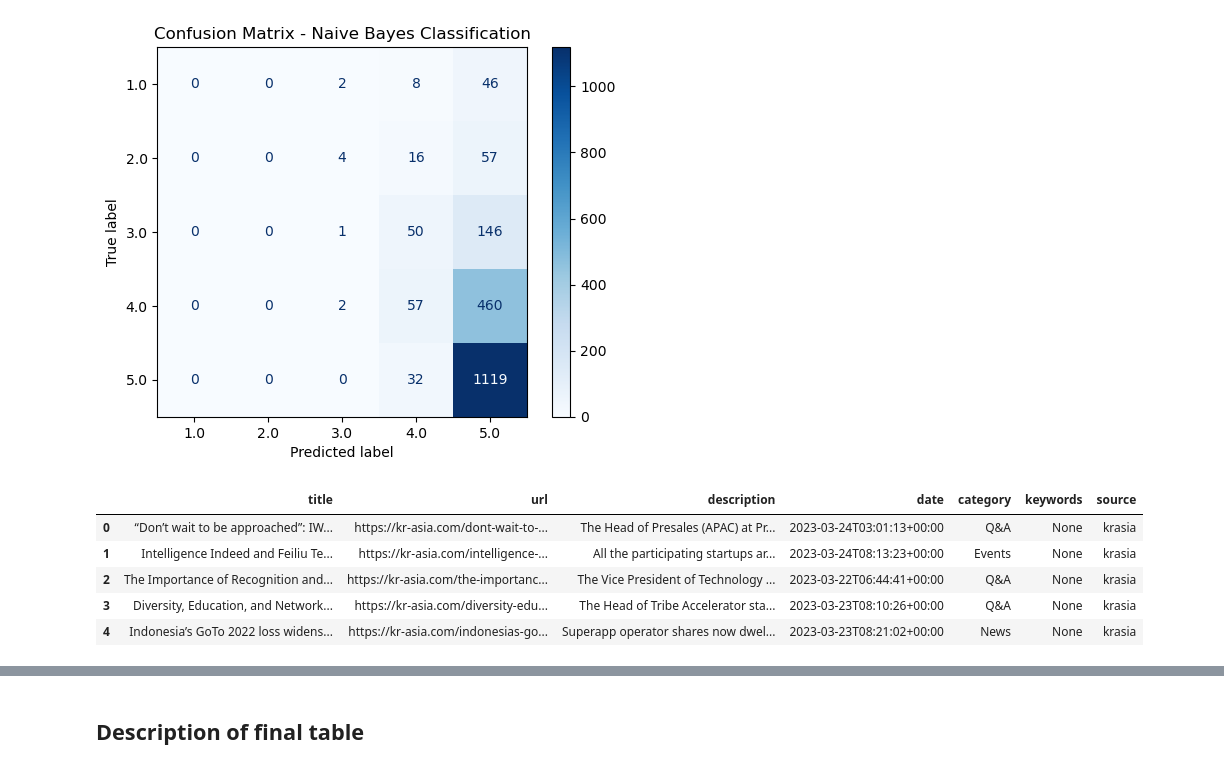
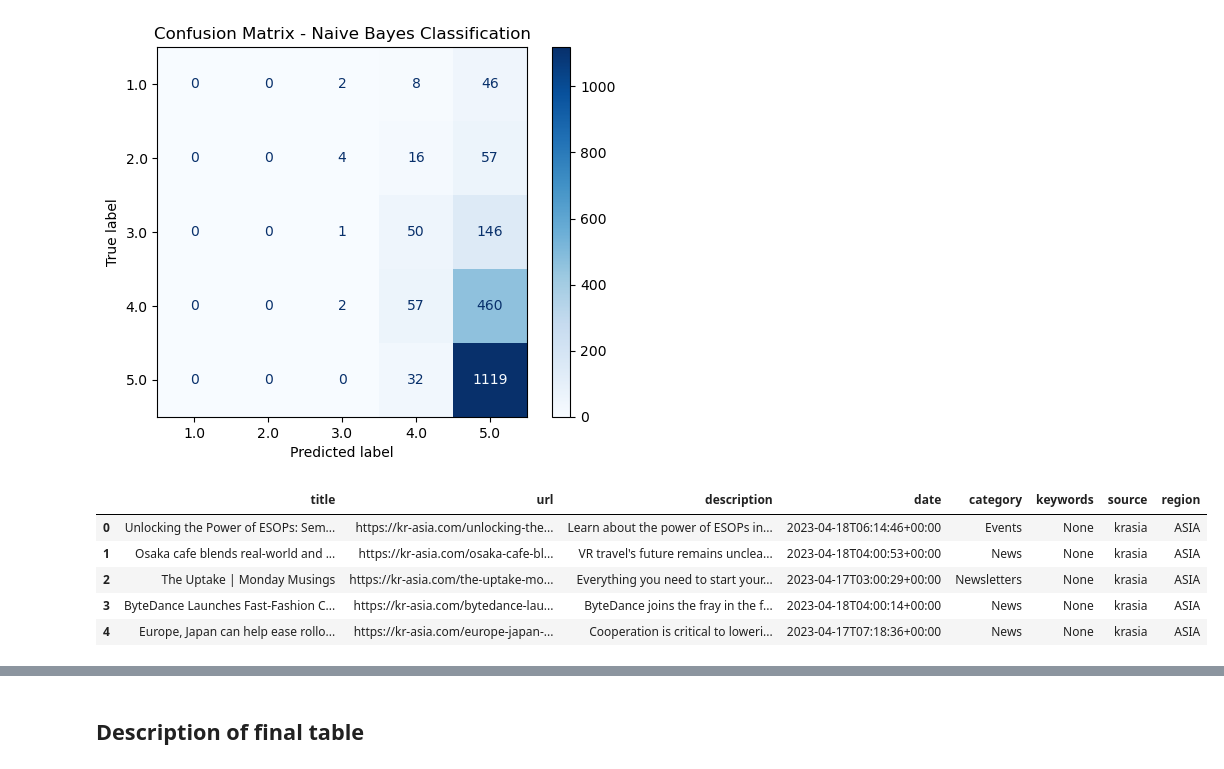
Before and after one commit to TohDeKai/IS3107_25, a Jupyter notebook: data_processing/training.ipynb, the cells around one changed output, grey strips where cells are left out. Cells and saved outputs as stored; diff of their text form; code cells hidden in the pictures.

```diff
--- a/data_processing/training.ipynb
+++ b/data_processing/training.ipynb
@@ -133,16 +147,19 @@ def open_file(filepath):
 kr_asia = open_file("../data_collection/exports/krasia.json")
 today = open_file("../data_collection/exports/today.json")
 cna = open_file("../data_collection/exports/cna.json")
+aseanpost = open_file("../data_collection/exports/asean.json")
+bbc = open_file("../data_collection/exports/bbc.json")
 # %%
-news = pd.concat([pd.DataFrame(kr_asia), pd.DataFrame(today), pd.DataFrame(cna)])
+news = pd.concat([pd.DataFrame(kr_asia), pd.DataFrame(today),
+                  pd.DataFrame(cna),  pd.DataFrame(aseanpost),  pd.DataFrame(bbc)])
 news.head()
 # %% [output]
-|  | title | url | description | date | category | keywords | source |
-| 0 | “Don’t wait to be approached”: IW... | https://kr-asia.com/dont-wait-to-... | The Head of Presales (APAC) at Pr... | 2023-03-24T03:01:13+00:00 | Q&A | None | krasia |
-| 1 | Intelligence Indeed and Feiliu Te... | https://kr-asia.com/intelligence-... | All the participating startups ar... | 2023-03-24T08:13:23+00:00 | Events | None | krasia |
-| 2 | The Importance of Recognition and... | https://kr-asia.com/the-importanc... | The Vice President of Technology ... | 2023-03-22T06:44:41+00:00 | Q&A | None | krasia |
-| 3 | Diversity, Education, and Network... | https://kr-asia.com/diversity-edu... | The Head of Tribe Accelerator sta... | 2023-03-23T08:10:26+00:00 | Q&A | None | krasia |
-| 4 | Indonesia’s GoTo 2022 loss widens... | https://kr-asia.com/indonesias-go... | Superapp operator shares now dwel... | 2023-03-23T08:21:02+00:00 | News | None | krasia |
+|  | title | url | description | date | category | keywords | source | region |
+| 0 | Unlocking the Power of ESOPs: Sem... | https://kr-asia.com/unlocking-the... | Learn about the power of ESOPs in... | 2023-04-18T06:14:46+00:00 | Events | None | krasia | ASIA |
+| 1 | Osaka cafe blends real-world and ... | https://kr-asia.com/osaka-cafe-bl... | VR travel's future remains unclea... | 2023-04-18T04:00:53+00:00 | News | None | krasia | ASIA |
+| 2 | The Uptake | Monday Musings | https://kr-asia.com/the-uptake-mo... | Everything you need to start your... | 2023-04-17T03:00:29+00:00 | Newsletters | None | krasia | ASIA |
+| 3 | ByteDance Launches Fast-Fashion C... | https://kr-asia.com/bytedance-lau... | ByteDance joins the fray in the f... | 2023-04-18T04:00:14+00:00 | News | None | krasia | ASIA |
+| 4 | Europe, Japan can help ease rollo... | https://kr-asia.com/europe-japan-... | Cooperation is critical to loweri... | 2023-04-17T07:18:36+00:00 | News | None | krasia | ASIA |
 # %%
 ## Pre-process titles
 news['title'] = news['title'].apply(simple_headline_cleaning)
```
Also changed, not shown: parts of 18 cells of this notebook.
